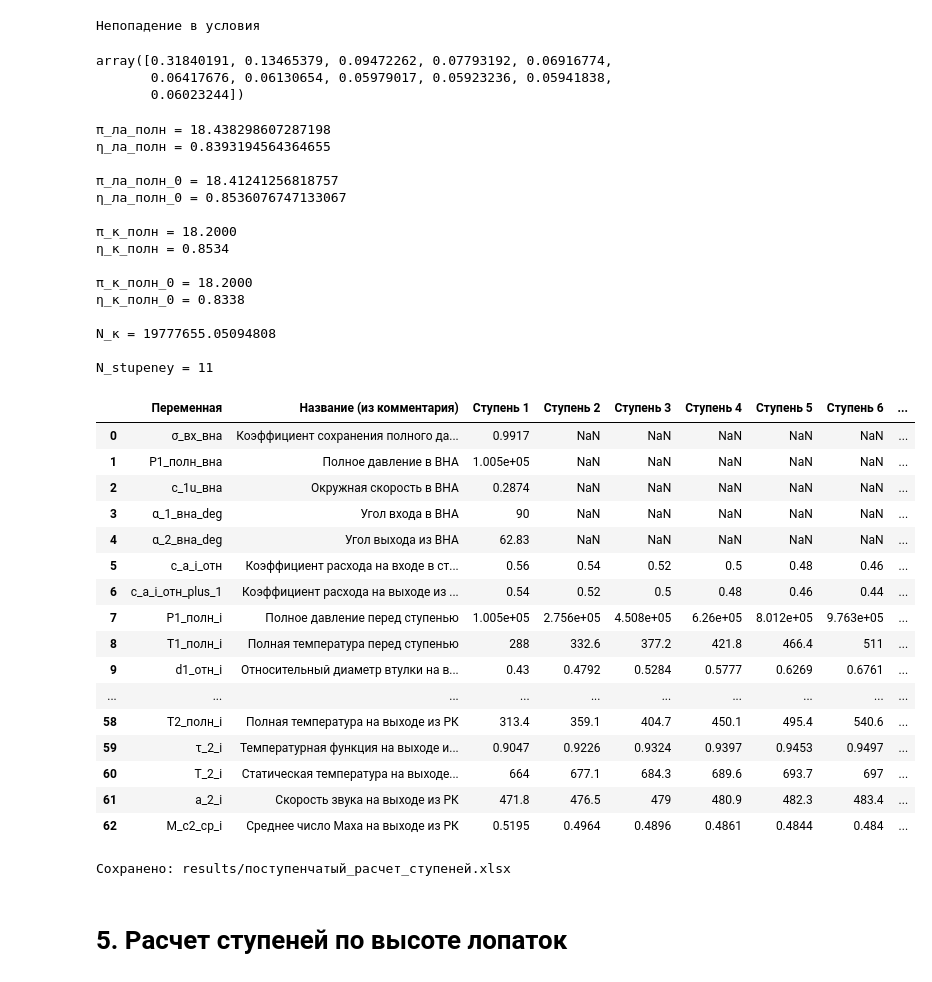
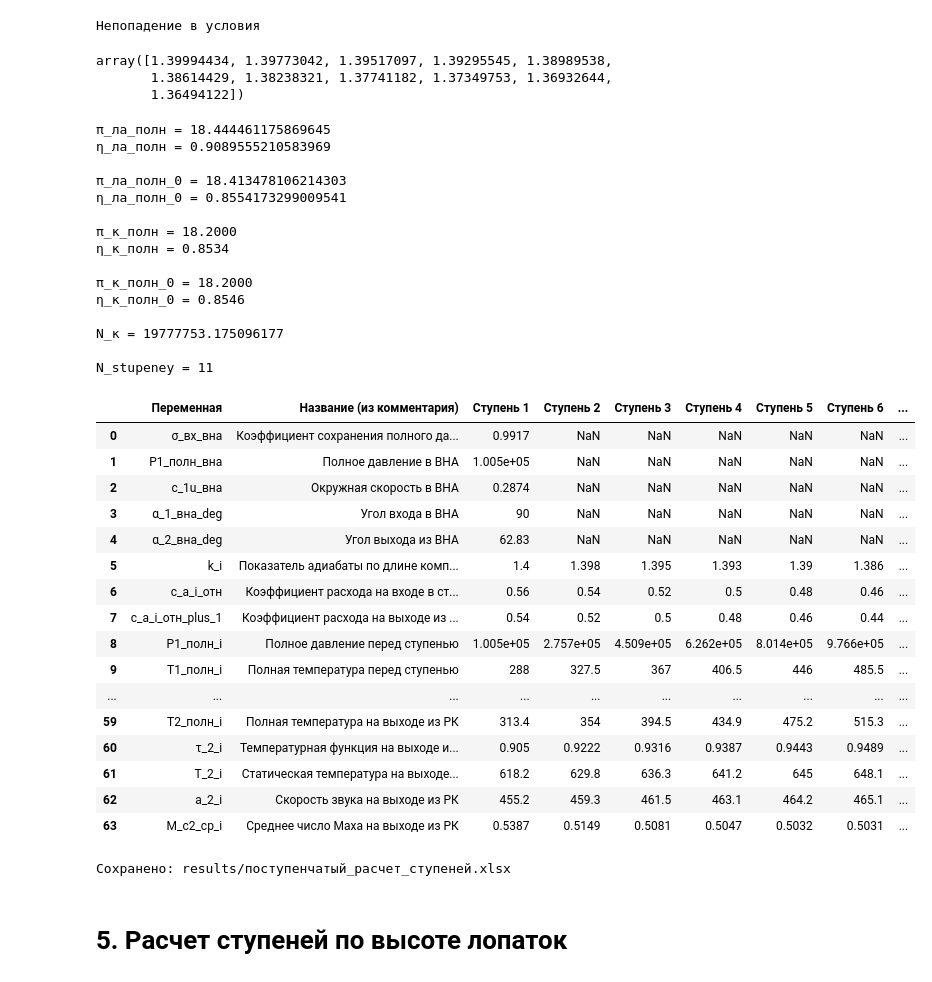
Before and after one commit to mikiway902/Compressor_Kurs, a Jupyter notebook: main.ipynb, the cells around one changed output. Drawn from its saved outputs; the diff is of its cells as text; code cells hidden in the pictures.

```diff
--- a/main.ipynb
+++ b/main.ipynb
@@ -942,18 +975,18 @@ h_на_3_i = 0.5 * (D_к - D_вт3_i)
 # %% [output]
 Непопадение в условия
 # %%
-F_1_i
+k_i
 # %% [output]
-array([0.31840191, 0.13465379, 0.09472262, 0.07793192, 0.06916774,
-       0.06417676, 0.06130654, 0.05979017, 0.05923236, 0.05941838,
-       0.06023244])
+array([1.39994434, 1.39773042, 1.39517097, 1.39295545, 1.38989538,
+       1.38614429, 1.38238321, 1.37741182, 1.37349753, 1.36932644,
+       1.36494122])
 # %%
 π_ла_полн = P2_полн / P1_полн
-η_ла_полн = (T1_полн * (π_ла_полн**((k-1)/k) - 1)) / (T2_полн - T1_полн)
+η_ла_полн = (T1_полн * (π_ла_полн**((np.mean(k_i)-1)/np.mean(k_i)) - 1)) / (T2_полн - T1_полн)
 
 # Коэффициенты сохранения полного давления во входном и выходном патрубках
-σ_вх = σ_in_gdf(ξ_вх, k, ε_вх, λ_вх)
-σ_вых = σ_out_gdf(ξ_вых, k, ε_вых, λ_вых)
+σ_вх = σ_in_gdf(ξ_вх, k_вх, ε_вх, λ_вх)
+σ_вых = σ_out_gdf(ξ_вых, k_вых, ε_вых, λ_вых)
 
 π_к_полн = π_ла_полн * σ_вх * σ_вых
 
@@ -982,24 +1015,24 @@ N_к = {N_к}
 N_stupeney = {N_stupeney}
 """)
 # %% [output]
-π_ла_полн = 18.438298607287198
-η_ла_полн = 0.8393194564364655
+π_ла_полн = 18.444461175869645
+η_ла_полн = 0.9089555210583969
 
-π_ла_полн_0 = 18.41241256818757
-η_ла_полн_0 = 0.8536076747133067
+π_ла_полн_0 = 18.413478106214303
+η_ла_полн_0 = 0.8554173299009541
 
 π_к_полн = 18.2000
 η_к_полн = 0.8534
 
 π_к_полн_0 = 18.2000
-η_к_полн_0 = 0.8338
+η_к_полн_0 = 0.8546
 
-N_к = 19777655.05094808
+N_к = 19777753.175096177
 
 N_stupeney = 11
 # %%
 list_names = [
-    "σ_вх_вна", "P1_полн_вна", "c_1u_вна", "α_1_вна_deg", "α_2_вна_deg",
+    "σ_вх_вна", "P1_полн_вна", "c_1u_вна", "α_1_вна_deg", "α_2_вна_deg", "k_i",
     "c_a_i_отн","c_a_i_отн_plus_1","P1_полн_i",
     "T1_полн_i","d1_отн_i","U_k_i","Hт_i","L_z_i","H_ад_i",
     "ΔT_полн_i","T3_полн_i","T1_полн_i_plus_1","π_полн_i",
@@ -1019,6 +1052,7 @@ name_map = {
     "c_1u_вна": "Окружная скорость в ВНА",
     "α_1_вна_deg": "Угол входа в ВНА",
     "α_2_вна_deg": "Угол выхода из ВНА",
+    "k_i": "Показатель адиабаты по длине компрессора перед РК",
     "c_a_i_отн": "Коэффициент расхода на входе в ступень",
     "c_a_i_отн_plus_1": "Коэффициент расхода на выходе из ступени",
     "P1_полн_i": "Полное давление перед ступенью",
@@ -1157,44 +1191,44 @@ for name in list_names:
         row[col] = values[i] if i < len(values) else np.nan
     rows.append(row)
 
 df = pd.DataFrame(rows) if rows else pd.DataFrame({
     "Переменная": ["Нет данных"],
     "Название (из комментария)": [""],
 })
 
 pd.set_option('display.max_columns', None)
 pd.set_option('display.max_rows', 200)
 pd.set_option('display.float_format', lambda x: f'{x: .4g}')
 
 display(df)
 
 output_dir = "results"
 os.makedirs(output_dir, exist_ok=True)
 file_path = os.path.join(output_dir, "поступенчатый_расчет_ступеней.xlsx")
 
 with pd.ExcelWriter(file_path, engine="openpyxl") as writer:
     df.to_excel(writer, sheet_name="Данные", index=False)
     apply_uniform_autofit(writer.sheets["Данные"])
 
 print(f"Сохранено: {file_path}")
 # %% [output]
 |  | Переменная | Название (из комментария) | Ступень 1 | Ступень 2 | Ступень 3 | Ступень 4 | Ступень 5 | Ступень 6 | ... |
 | 0 | σ_вх_вна | Коэффициент сохранения полного да... | 0.9917 | NaN | NaN | NaN | NaN | NaN | ... |
 | 1 | P1_полн_вна | Полное давление в ВНА | 1.005e+05 | NaN | NaN | NaN | NaN | NaN | ... |
 | 2 | c_1u_вна | Окружная скорость в ВНА | 0.2874 | NaN | NaN | NaN | NaN | NaN | ... |
 | 3 | α_1_вна_deg | Угол входа в ВНА | 90 | NaN | NaN | NaN | NaN | NaN | ... |
 | 4 | α_2_вна_deg | Угол выхода из ВНА | 62.83 | NaN | NaN | NaN | NaN | NaN | ... |
-| 5 | c_a_i_отн | Коэффициент расхода на входе в ст... | 0.56 | 0.54 | 0.52 | 0.5 | 0.48 | 0.46 | ... |
-| 6 | c_a_i_отн_plus_1 | Коэффициент расхода на выходе из ... | 0.54 | 0.52 | 0.5 | 0.48 | 0.46 | 0.44 | ... |
-| 7 | P1_полн_i | Полное давление перед ступенью | 1.005e+05 | 2.756e+05 | 4.508e+05 | 6.26e+05 | 8.012e+05 | 9.763e+05 | ... |
-| 8 | T1_полн_i | Полная температура перед ступенью | 288 | 332.6 | 377.2 | 421.8 | 466.4 | 511 | ... |
-| 9 | d1_отн_i | Относительный диаметр втулки на в... | 0.43 | 0.4792 | 0.5284 | 0.5777 | 0.6269 | 0.6761 | ... |
+| 5 | k_i | Показатель адиабаты по длине комп... | 1.4 | 1.398 | 1.395 | 1.393 | 1.39 | 1.386 | ... |
+| 6 | c_a_i_отн | Коэффициент расхода на входе в ст... | 0.56 | 0.54 | 0.52 | 0.5 | 0.48 | 0.46 | ... |
+| 7 | c_a_i_отн_plus_1 | Коэффициент расхода на выходе из ... | 0.54 | 0.52 | 0.5 | 0.48 | 0.46 | 0.44 | ... |
+| 8 | P1_полн_i | Полное давление перед ступенью | 1.005e+05 | 2.757e+05 | 4.509e+05 | 6.262e+05 | 8.014e+05 | 9.766e+05 | ... |
+| 9 | T1_полн_i | Полная температура перед ступенью | 288 | 327.5 | 367 | 406.5 | 446 | 485.5 | ... |
 | ... | ... | ... | ... | ... | ... | ... | ... | ... | ... |
-| 58 | T2_полн_i | Полная температура на выходе из РК | 313.4 | 359.1 | 404.7 | 450.1 | 495.4 | 540.6 | ... |
-| 59 | τ_2_i | Температурная функция на выходе и... | 0.9047 | 0.9226 | 0.9324 | 0.9397 | 0.9453 | 0.9497 | ... |
-| 60 | T_2_i | Статическая температура на выходе... | 664 | 677.1 | 684.3 | 689.6 | 693.7 | 697 | ... |
-| 61 | a_2_i | Скорость звука на выходе из РК | 471.8 | 476.5 | 479 | 480.9 | 482.3 | 483.4 | ... |
-| 62 | M_c2_ср_i | Среднее число Маха на выходе из РК | 0.5195 | 0.4964 | 0.4896 | 0.4861 | 0.4844 | 0.484 | ... |
+| 59 | T2_полн_i | Полная температура на выходе из РК | 313.4 | 354 | 394.5 | 434.9 | 475.2 | 515.3 | ... |
+| 60 | τ_2_i | Температурная функция на выходе и... | 0.905 | 0.9222 | 0.9316 | 0.9387 | 0.9443 | 0.9489 | ... |
+| 61 | T_2_i | Статическая температура на выходе... | 618.2 | 629.8 | 636.3 | 641.2 | 645 | 648.1 | ... |
+| 62 | a_2_i | Скорость звука на выходе из РК | 455.2 | 459.3 | 461.5 | 463.1 | 464.2 | 465.1 | ... |
+| 63 | M_c2_ср_i | Среднее число Маха на выходе из РК | 0.5387 | 0.5149 | 0.5081 | 0.5047 | 0.5032 | 0.5031 | ... |
 Сохранено: results/поступенчатый_расчет_ступеней.xlsx
 # %% [markdown]
 # 5. Расчет ступеней по высоте лопаток
```
Also changed, not shown: parts of 14 cells of this notebook, 18 other files.
